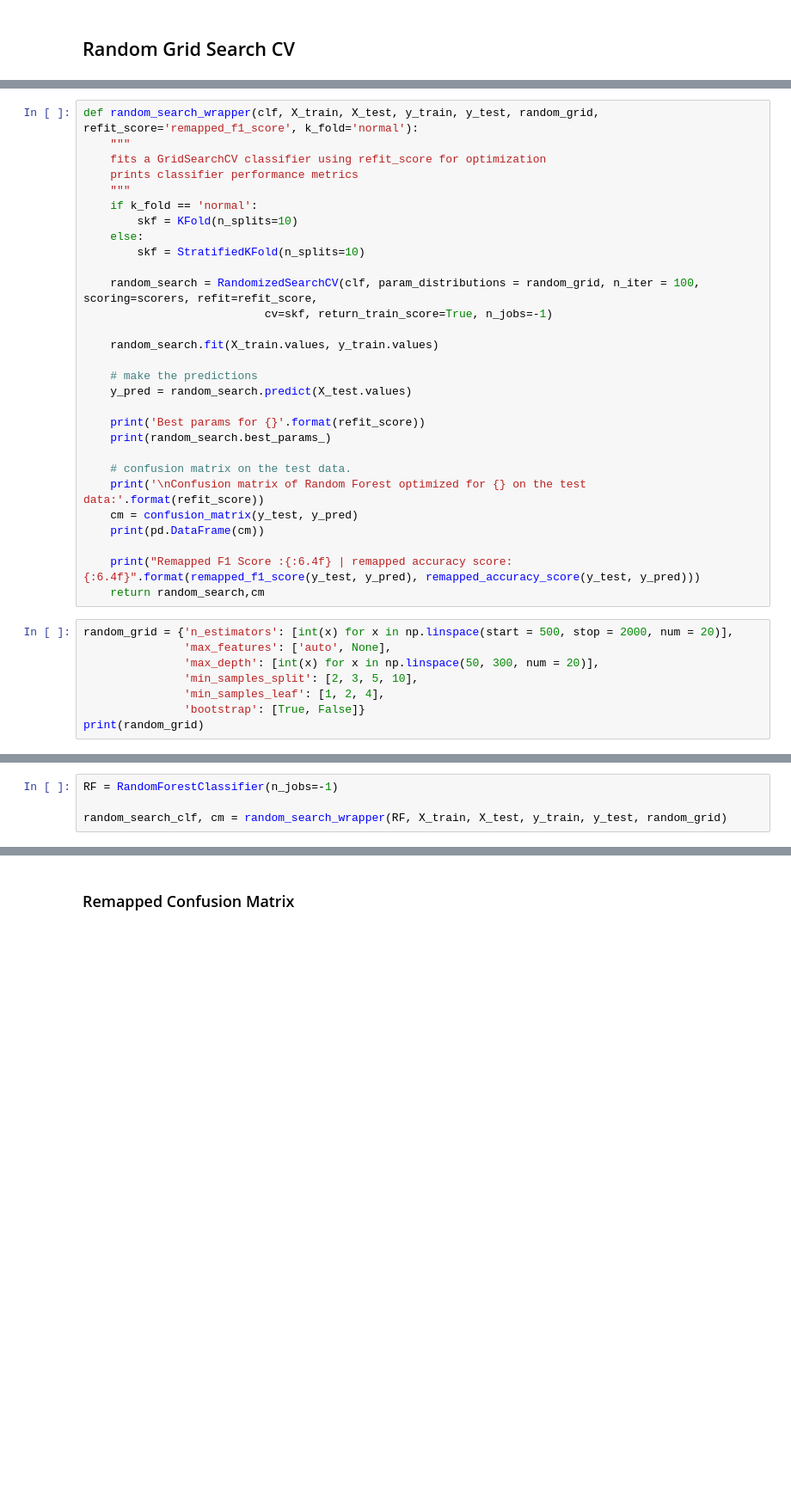
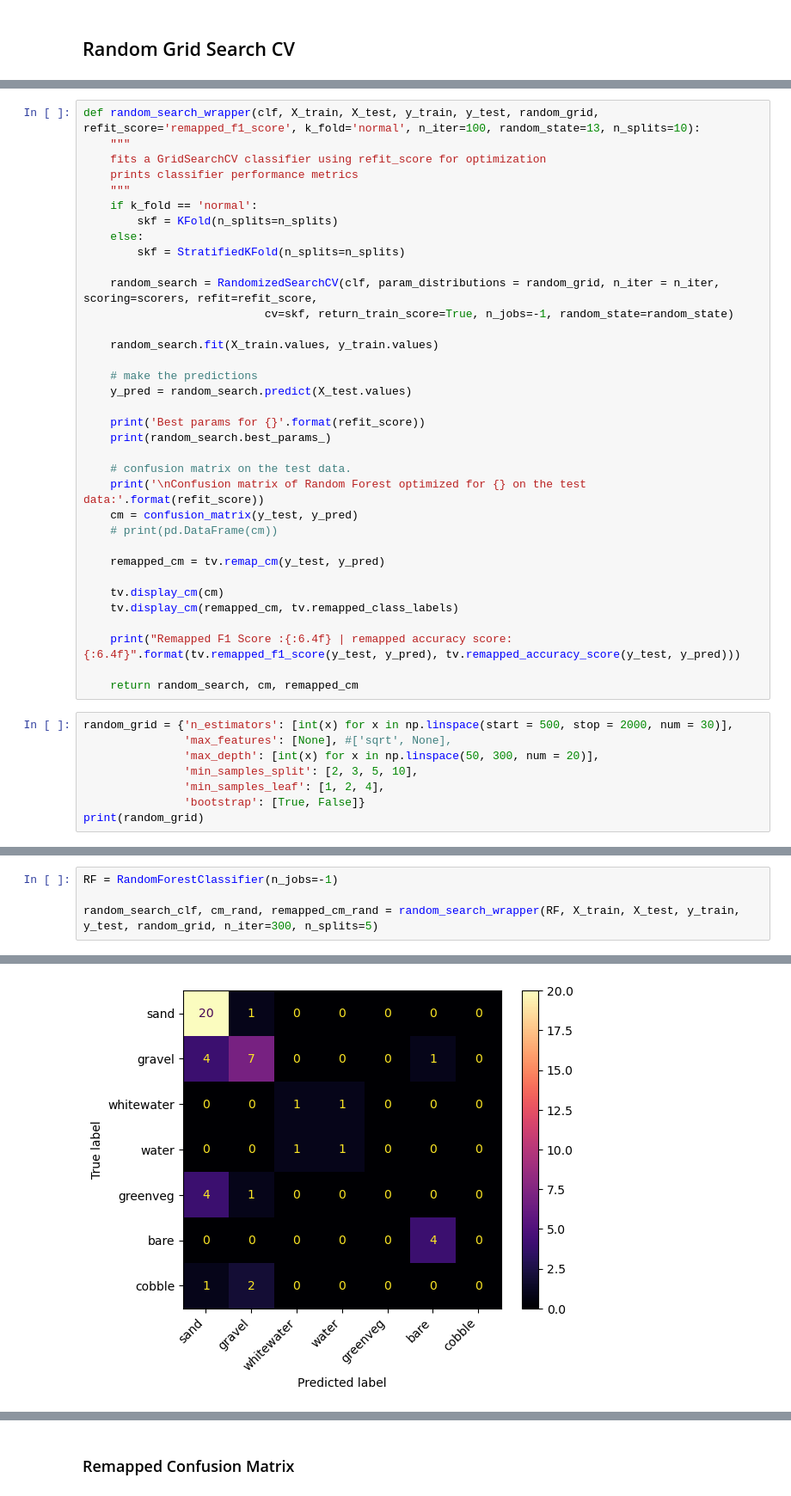
Before and after one commit to BerkeleySandProject/py-sand-mapping, a Jupyter notebook: validation/global-validation.ipynb, the cells around one changed output, grey strips where cells are left out. Shown at 86% size. Drawn from its saved outputs; the diff is of its cells as text; blank space fills up the shorter version.

```diff
--- a/validation/global-validation.ipynb
+++ b/validation/global-validation.ipynb
@@ -267,16 +254,16 @@ scorers = {
 # %%
-def random_search_wrapper(clf, X_train, X_test, y_train, y_test, random_grid, refit_score='remapped_f1_score', k_fold='normal'):
+def random_search_wrapper(clf, X_train, X_test, y_train, y_test, random_grid, refit_score='remapped_f1_score', k_fold='normal', n_iter=100, random_state=13, n_splits=10):
     """
     fits a GridSearchCV classifier using refit_score for optimization
     prints classifier performance metrics
     """
     if k_fold == 'normal':
-        skf = KFold(n_splits=10)
+        skf = KFold(n_splits=n_splits)
     else:
-        skf = StratifiedKFold(n_splits=10)
+        skf = StratifiedKFold(n_splits=n_splits)
 
-    random_search = RandomizedSearchCV(clf, param_distributions = random_grid, n_iter = 100, scoring=scorers, refit=refit_score,
-                           cv=skf, return_train_score=True, n_jobs=-1)
+    random_search = RandomizedSearchCV(clf, param_distributions = random_grid, n_iter = n_iter, scoring=scorers, refit=refit_score,
+                           cv=skf, return_train_score=True, n_jobs=-1, random_state=random_state)
 
     random_search.fit(X_train.values, y_train.values)
 
@@ -289,13 +276,19 @@ def random_search_wrapper(clf, X_train, X_test, y_train, y_test, random_grid, re
     # confusion matrix on the test data.
     print('\nConfusion matrix of Random Forest optimized for {} on the test data:'.format(refit_score))
     cm = confusion_matrix(y_test, y_pred)
-    print(pd.DataFrame(cm))
+    # print(pd.DataFrame(cm))
 
-    print("Remapped F1 Score :{:6.4f} | remapped accuracy score: {:6.4f}".format(remapped_f1_score(y_test, y_pred), remapped_accuracy_score(y_test, y_pred)))
-    return random_search,cm
+    remapped_cm = tv.remap_cm(y_test, y_pred)
+
+    tv.display_cm(cm)
+    tv.display_cm(remapped_cm, tv.remapped_class_labels)
+
+    print("Remapped F1 Score :{:6.4f} | remapped accuracy score: {:6.4f}".format(tv.remapped_f1_score(y_test, y_pred), tv.remapped_accuracy_score(y_test, y_pred)))
+
+    return random_search, cm, remapped_cm
 # %%
-random_grid = {'n_estimators': [int(x) for x in np.linspace(start = 500, stop = 2000, num = 20)],
-               'max_features': ['auto', None],
+random_grid = {'n_estimators': [int(x) for x in np.linspace(start = 500, stop = 2000, num = 30)],
+               'max_features': [None], #['sqrt', None],
                'max_depth': [int(x) for x in np.linspace(50, 300, num = 20)],
                'min_samples_split': [2, 3, 5, 10],
                'min_samples_leaf': [1, 2, 4],
@@ -306,6 +299,6 @@ print(random_grid)
 # %%
 RF = RandomForestClassifier(n_jobs=-1)
 
-random_search_clf, cm = random_search_wrapper(RF, X_train, X_test, y_train, y_test, random_grid)
+random_search_clf, cm_rand, remapped_cm_rand = random_search_wrapper(RF, X_train, X_test, y_train, y_test, random_grid, n_iter=300, n_splits=5)
 # %% [output]
 Best params for remapped_f1_score
@@ -323,0 +321 @@ Remapped F1 Score :0.7533 | remapped accuracy score: 0.7551
+[figure, added]
```
Also changed, not shown: parts of 26 cells of this notebook, 6 other files.
